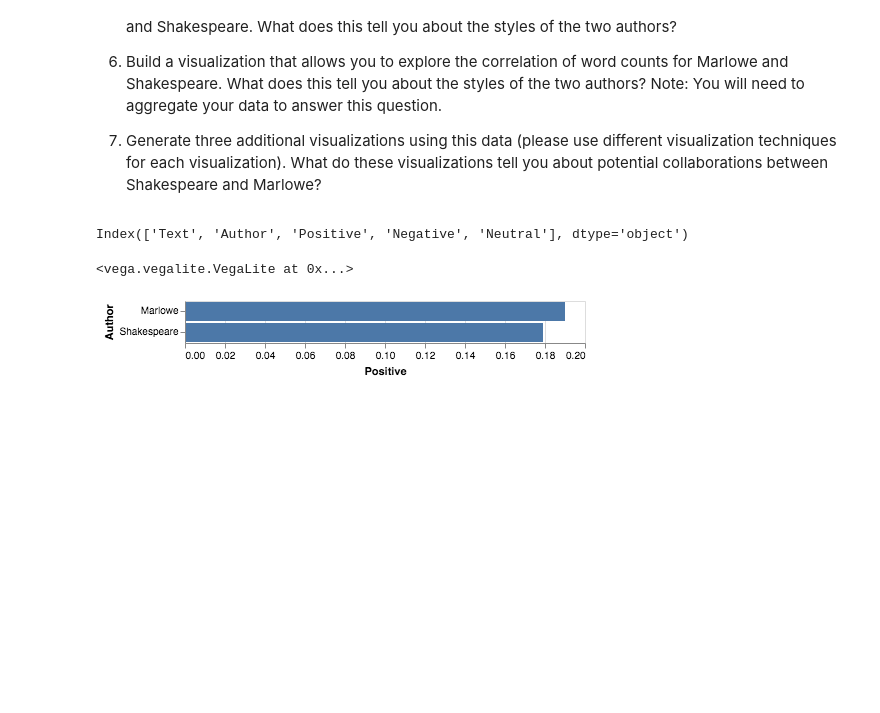
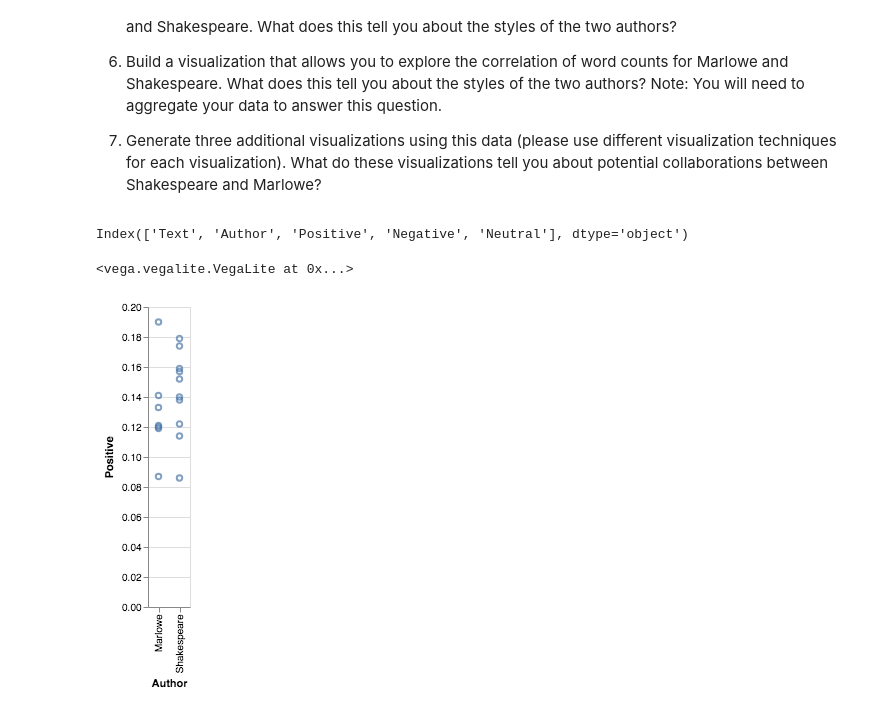
Before and after one commit to INFO3401/problem-set-11-SRInfo3401, a Jupyter notebook: Problem Set 11.ipynb, the cells around one changed output. Drawn from its saved outputs; the diff is of its cells as text; code cells hidden in the pictures; blank space fills up the shorter version.

Commit message:
Final Problem Set 11 Answers(2 weeks)
Answers to Probelm Set 11

```diff
--- a/Problem Set 11.ipynb
+++ b/Problem Set 11.ipynb
@@ -83,13 +76,13 @@ Index(['Text', 'Author', 'Positive', 'Negative', 'Neutral'], dtype='object')
 # %%
 #5. Build a visualization that allows you to compare the distribution of positive sentiment in both Marlowe and Shakespeare.
 #What does this tell you about the styles of the two authors?
-#(5 Answer) Based on the visual plot it shows that Marlowe has a more positive writing style based on her choice of words, where as Shakespeare has a less positive writing style.
-alt.Chart(data).mark_bar().encode(
-    x='Positive',
-    y='Author'
+#(5 Answer) Based on the visual plot it shows that Shakespear has a more positive writing style based on his choice and range of words, where as Marlowe has a less positive writing style due to her word choice.
+alt.Chart(data).mark_point().encode(
+    x='Author',
+    y='Positive'
 ).interactive()
 # %% [output]
 <vega.vegalite.VegaLite at 0x...>
-[figure, old version]
+[figure, new version]
 # %%
 data1 = pd.read_csv('rawCounts.csv')
```
Also changed, not shown: parts of 17 cells of this notebook, 1 other file.
